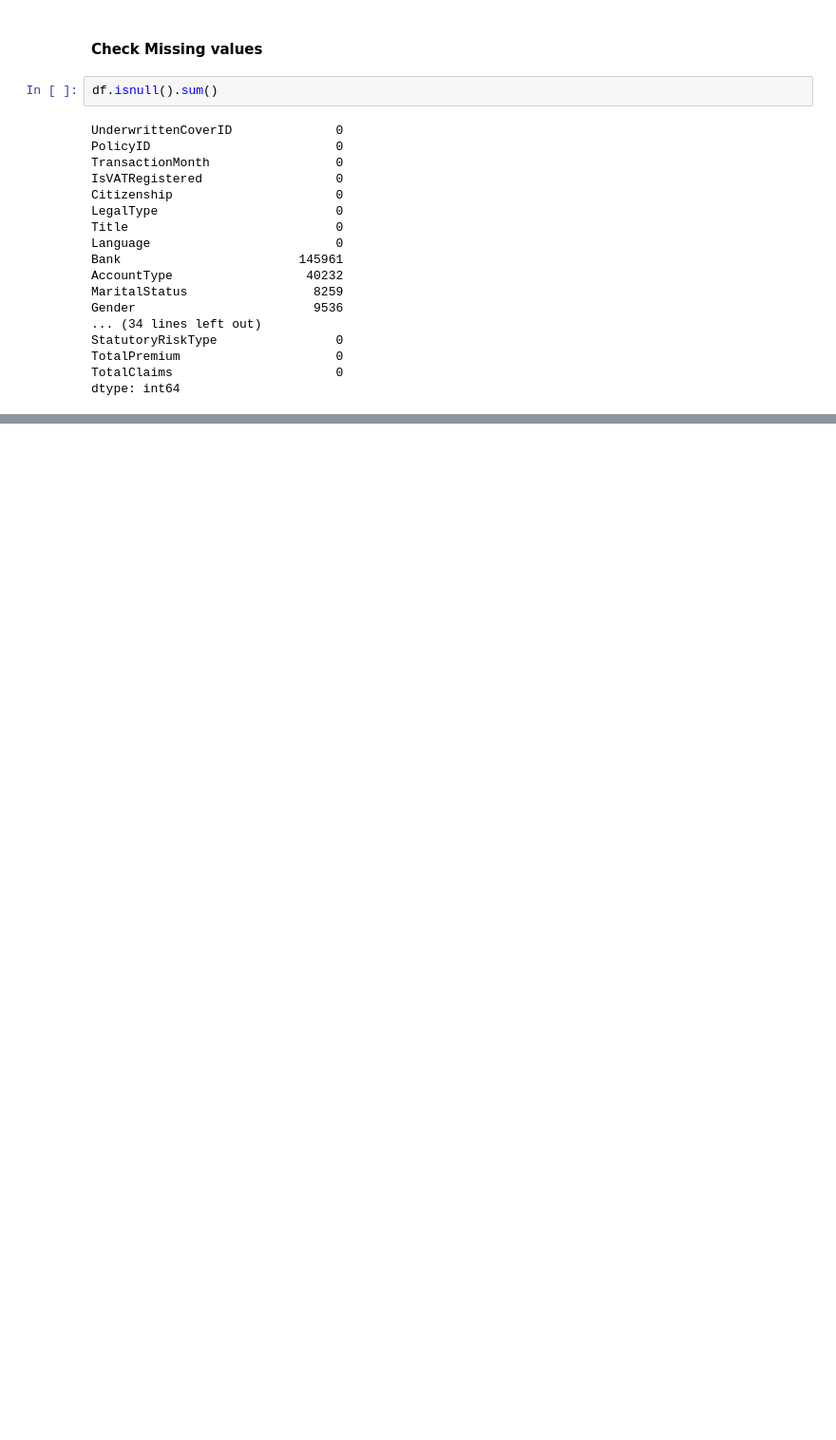
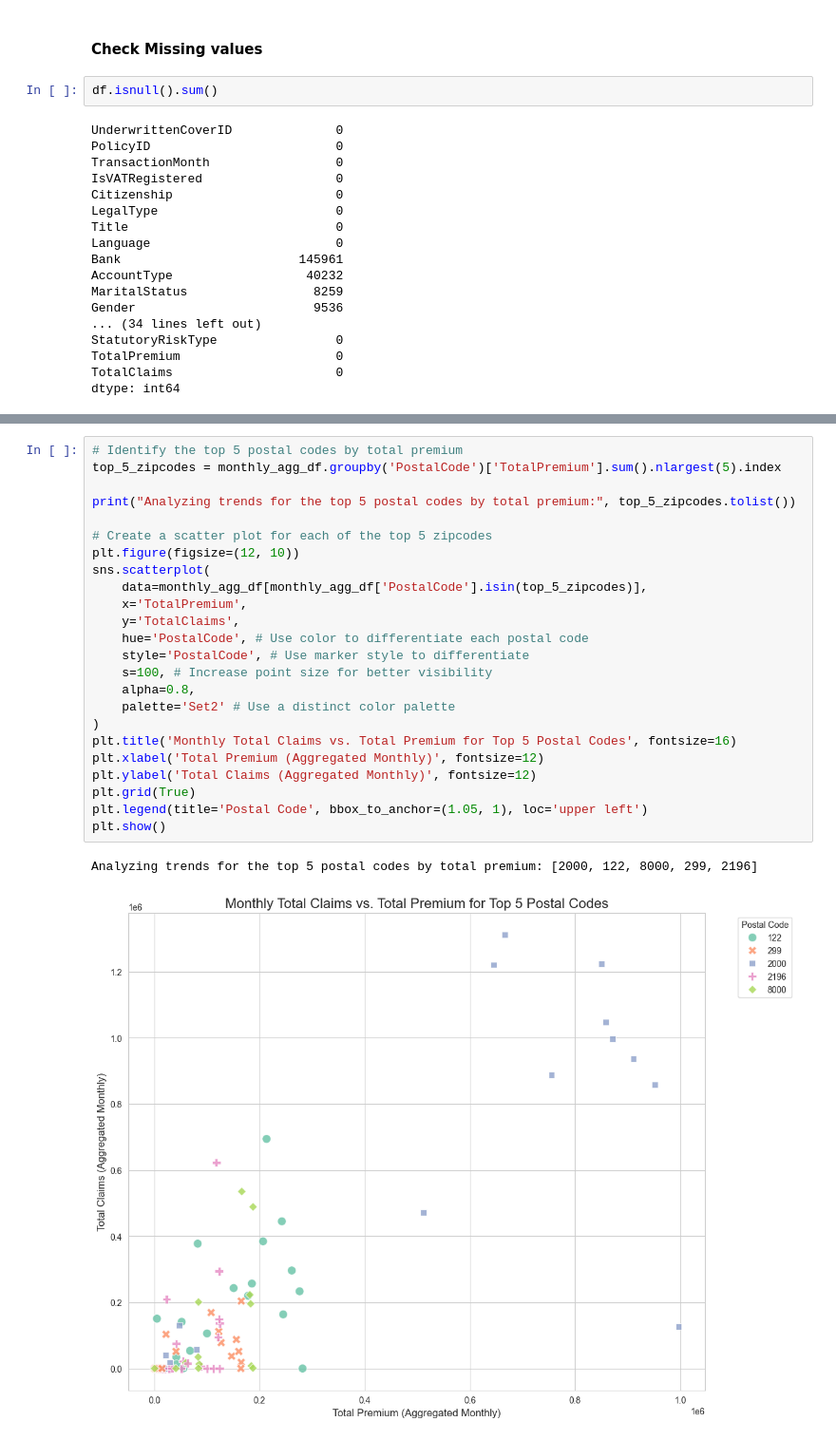
Before and after one commit to girmachew82/B5W3_End_to_End_Insurance_Risk_Analytics_Predictive_Modeling, a Jupyter notebook: notebooks/EDA.ipynb, the cells around one changed output, grey strips where cells are left out. Shown at 95% size. Saved outputs shown, nothing was run; the diff lists cells and outputs as text; blank space fills up the shorter version.

```diff
--- a/notebooks/EDA.ipynb
+++ b/notebooks/EDA.ipynb
@@ -463,0 +520,27 @@ dtype: int64
+# %%
+# Identify the top 5 postal codes by total premium
+top_5_zipcodes = monthly_agg_df.groupby('PostalCode')['TotalPremium'].sum().nlargest(5).index
+
+print("Analyzing trends for the top 5 postal codes by total premium:", top_5_zipcodes.tolist())
+
+# Create a scatter plot for each of the top 5 zipcodes
+plt.figure(figsize=(12, 10))
+sns.scatterplot(
+    data=monthly_agg_df[monthly_agg_df['PostalCode'].isin(top_5_zipcodes)],
+    x='TotalPremium',
+    y='TotalClaims',
+    hue='PostalCode', # Use color to differentiate each postal code
+    style='PostalCode', # Use marker style to differentiate
+    s=100, # Increase point size for better visibility
+    alpha=0.8,
+    palette='Set2' # Use a distinct color palette
+)
+plt.title('Monthly Total Claims vs. Total Premium for Top 5 Postal Codes', fontsize=16)
+plt.xlabel('Total Premium (Aggregated Monthly)', fontsize=12)
+plt.ylabel('Total Claims (Aggregated Monthly)', fontsize=12)
+plt.grid(True)
+plt.legend(title='Postal Code', bbox_to_anchor=(1.05, 1), loc='upper left')
+plt.show()
+# %% [output]
+Analyzing trends for the top 5 postal codes by total premium: [2000, 122, 8000, 299, 2196]
+[figure, added]
```
Also changed, not shown: parts of 7 cells of this notebook.
